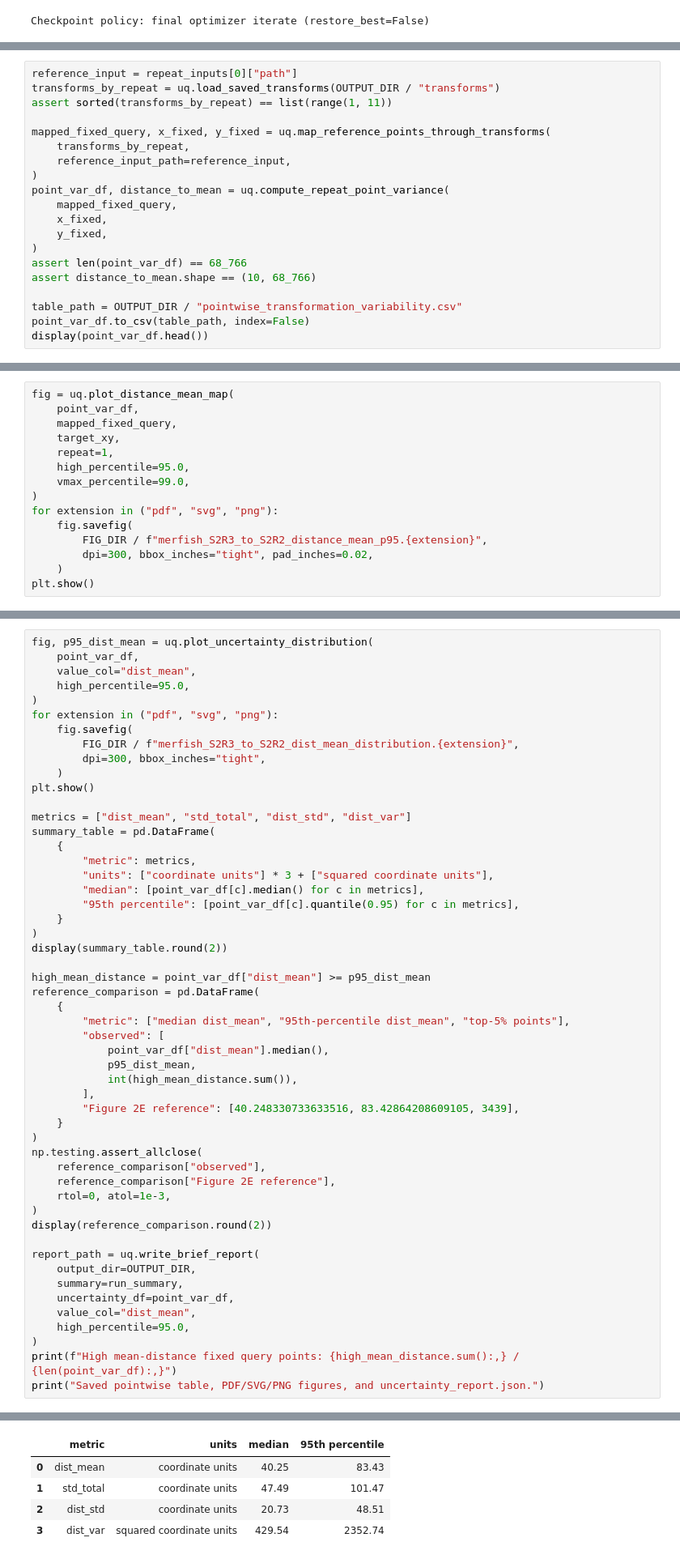
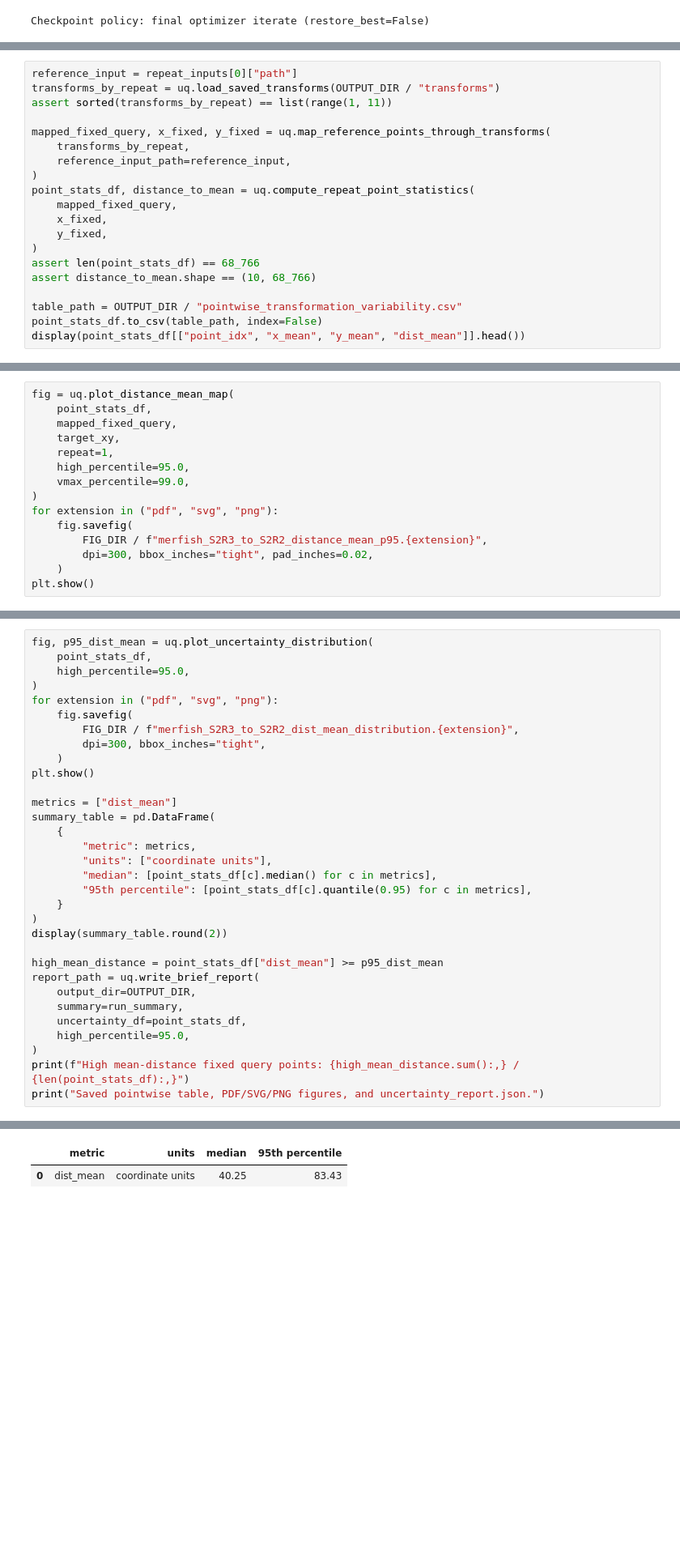
Before and after one commit to dsong-lab/spAlignDE, a Jupyter notebook: source_notebooks/cross_sample_uncertainty_report.ipynb, the cells around one changed output, grey strips where cells are left out. Shown at 81% size. Drawn from its saved outputs; the diff is of its cells as text; blank space fills up the shorter version.

```diff
--- a/source_notebooks/cross_sample_uncertainty_report.ipynb
+++ b/source_notebooks/cross_sample_uncertainty_report.ipynb
@@ -240,15 +238,15 @@ mapped_fixed_query, x_fixed, y_fixed = uq.map_reference_points_through_transform
     transforms_by_repeat,
     reference_input_path=reference_input,
 )
-point_var_df, distance_to_mean = uq.compute_repeat_point_variance(
+point_stats_df, distance_to_mean = uq.compute_repeat_point_statistics(
     mapped_fixed_query,
     x_fixed,
     y_fixed,
 )
-assert len(point_var_df) == 68_766
+assert len(point_stats_df) == 68_766
 assert distance_to_mean.shape == (10, 68_766)
 
 table_path = OUTPUT_DIR / "pointwise_transformation_variability.csv"
-point_var_df.to_csv(table_path, index=False)
-display(point_var_df.head())
+point_stats_df.to_csv(table_path, index=False)
+display(point_stats_df[["point_idx", "x_mean", "y_mean", "dist_mean"]].head())
 # %% [output]
@@ -270,7 +268,7 @@ The color scale is capped at the **99th percentile** to preserve spatial
 contrast. All points remain in the plot and in the source table.
 # %%
 fig = uq.plot_distance_mean_map(
-    point_var_df,
+    point_stats_df,
     mapped_fixed_query,
     target_xy,
     repeat=1,
@@ -295,59 +290,36 @@ values or the selected top-5% points.
 # %%
 fig, p95_dist_mean = uq.plot_uncertainty_distribution(
-    point_var_df,
-    value_col="dist_mean",
+    point_stats_df,
     high_percentile=95.0,
 )
 for extension in ("pdf", "svg", "png"):
     fig.savefig(
         FIG_DIR / f"merfish_S2R3_to_S2R2_dist_mean_distribution.{extension}",
         dpi=300, bbox_inches="tight",
     )
 plt.show()
 
-metrics = ["dist_mean", "std_total", "dist_std", "dist_var"]
+metrics = ["dist_mean"]
 summary_table = pd.DataFrame(
     {
         "metric": metrics,
-        "units": ["coordinate units"] * 3 + ["squared coordinate units"],
-        "median": [point_var_df[c].median() for c in metrics],
-        "95th percentile": [point_var_df[c].quantile(0.95) for c in metrics],
+        "units": ["coordinate units"],
+        "median": [point_stats_df[c].median() for c in metrics],
+        "95th percentile": [point_stats_df[c].quantile(0.95) for c in metrics],
     }
 )
 display(summary_table.round(2))
 
-high_mean_distance = point_var_df["dist_mean"] >= p95_dist_mean
-reference_comparison = pd.DataFrame(
-    {
-        "metric": ["median dist_mean", "95th-percentile dist_mean", "top-5% points"],
-        "observed": [
-            point_var_df["dist_mean"].median(),
-            p95_dist_mean,
-            int(high_mean_distance.sum()),
-        ],
-        "Figure 2E reference": [40.248330733633516, 83.42864208609105, 3439],
-    }
-)
-np.testing.assert_allclose(
-    reference_comparison["observed"],
-    reference_comparison["Figure 2E reference"],
-    rtol=0, atol=1e-3,
-)
-display(reference_comparison.round(2))
-
+high_mean_distance = point_stats_df["dist_mean"] >= p95_dist_mean
 report_path = uq.write_brief_report(
     output_dir=OUTPUT_DIR,
     summary=run_summary,
-    uncertainty_df=point_var_df,
-    value_col="dist_mean",
+    uncertainty_df=point_stats_df,
     high_percentile=95.0,
 )
-print(f"High mean-distance fixed query points: {high_mean_distance.sum():,} / {len(point_var_df):,}")
+print(f"High mean-distance fixed query points: {high_mean_distance.sum():,} / {len(point_stats_df):,}")
 print("Saved pointwise table, PDF/SVG/PNG figures, and uncertainty_report.json.")
 # %% [output]
 [figure]
 |  | metric | units | median | 95th percentile |
 | 0 | dist_mean | coordinate units | 40.25 | 83.43 |
-| 1 | std_total | coordinate units | 47.49 | 101.47 |
-| 2 | dist_std | coordinate units | 20.73 | 48.51 |
-| 3 | dist_var | squared coordinate units | 429.54 | 2352.74 |
```
Also changed, not shown: parts of 6 cells of this notebook, 7 other files.
